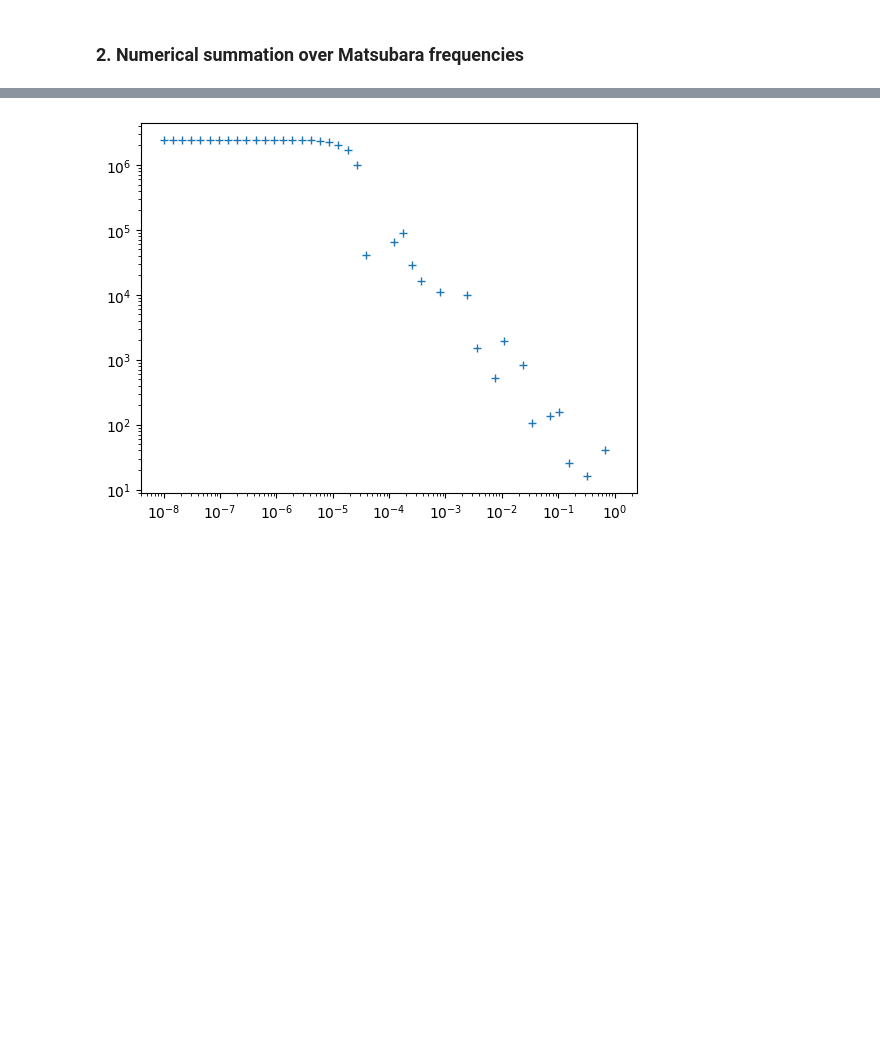
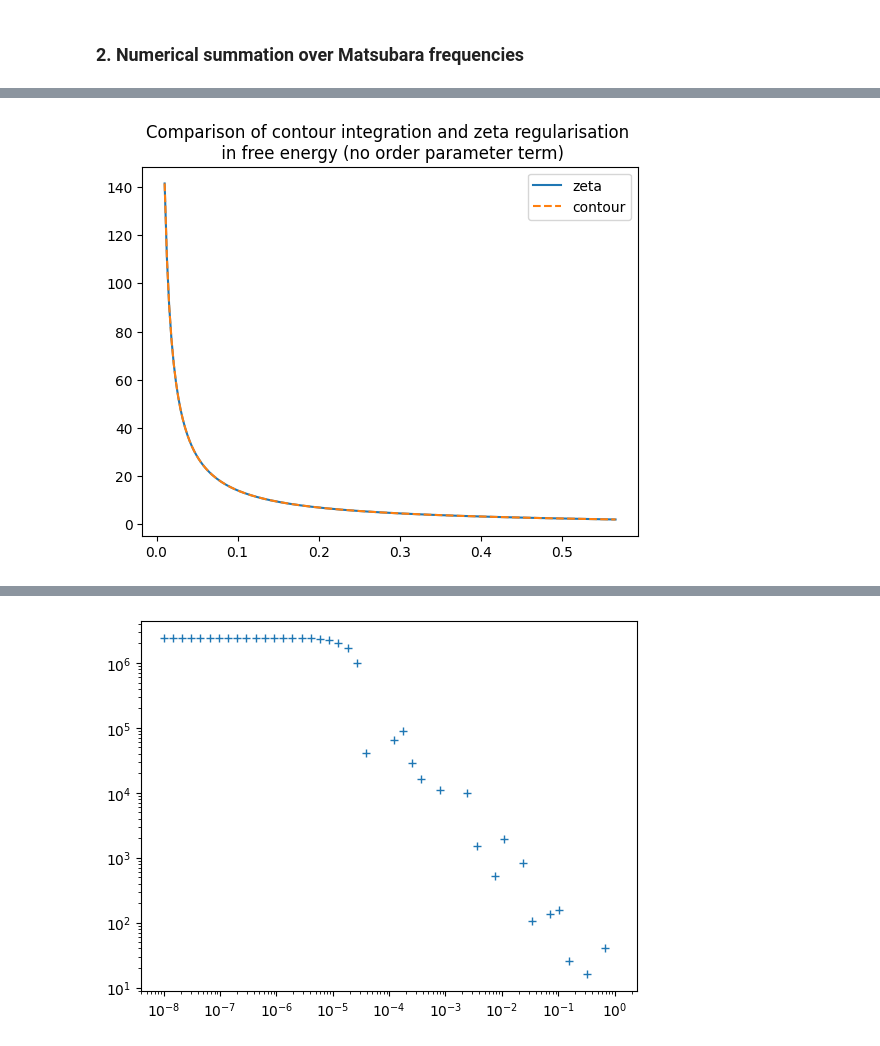
Before and after one commit to yulu-duck/two-band-superconductor, a Jupyter notebook: superconductivity_thermodynamics.ipynb, the cells around one changed output, grey strips where cells are left out. Saved outputs shown, nothing was run; the diff lists cells and outputs as text; code cells hidden in the pictures; blank space fills up the shorter version.

```diff
--- a/superconductivity_thermodynamics.ipynb
+++ b/superconductivity_thermodynamics.ipynb
@@ -229,0 +238,18 @@ def F_Matsu(T): # calculate the free energy from Matsubara sum
+# %%
+# first calculate the series
+def direct_partialsum(eps, Delta, T, maxN): # Routine 1. Direct summation of the original series
+    omega_Matsu_positive = omegaMatsu(np.arange(maxN), T)
+    summed = np.sum(np.log((omega_Matsu_positive**2 + eps**2 + Delta**2)))
+    return summed*2
+
+def contour_integral(eps,Delta,T): # Routine 2. An analytical result from contour integration
+    return 2 * np.log(2 * np.cosh(beta(T)*E(eps,Delta)/2))
+
+def zeta_regularised_sum(eps, Delta, T):
+    """Routine 3. Regularise the sum using zeta function derivative via finite difference"""
+    # Multiply by 2 to account for positive and negative frequencies
+    a = 2*np.pi*T
+    Ek = E(eps,Delta)
+    z = np.pi*T - Ek*1j
+    summed = np.log(a)*(1 - 2 * np.real(z)/a) - mp.log(np.abs(gamma(z/a))**2) + np.log(2*np.pi)
+    return float(2* summed)
@@ -229,0 +262,21 @@ def F_Matsu(T): # calculate the free energy from Matsubara sum
+# %%
+# calculate the sum from method 1
+direct_arr = np.zeros(len(T_arr))
+zeta_arr = np.zeros(len(T_arr))
+contour_arr = np.zeros(len(T_arr))
+maxN = 100000
+eps = 1
+for i in range(len(T_arr)):
+    T = T_arr[i]
+    Delta = Delta_arr[i]
+    direct_arr[i] = direct_partialsum(eps,Delta,T,maxN)
+    zeta_arr[i] = zeta_regularised_sum(eps, Delta, T)
+    contour_arr[i] = contour_integral(eps,Delta,T)
+# plt.plot(T_arr, direct_arr - direct_arr[0])
+plt.plot(T_arr, zeta_arr,label = 'zeta')
+plt.plot(T_arr, contour_arr,'--',label = 'contour')
+plt.title('Comparison of contour integration and zeta regularisation \n in free energy (no order parameter term)')
+plt.legend(loc = 'best')
+plt.show()
+# %% [output]
+[figure, added]
```
Also changed, not shown: parts of 8 cells of this notebook, 1 other file.
